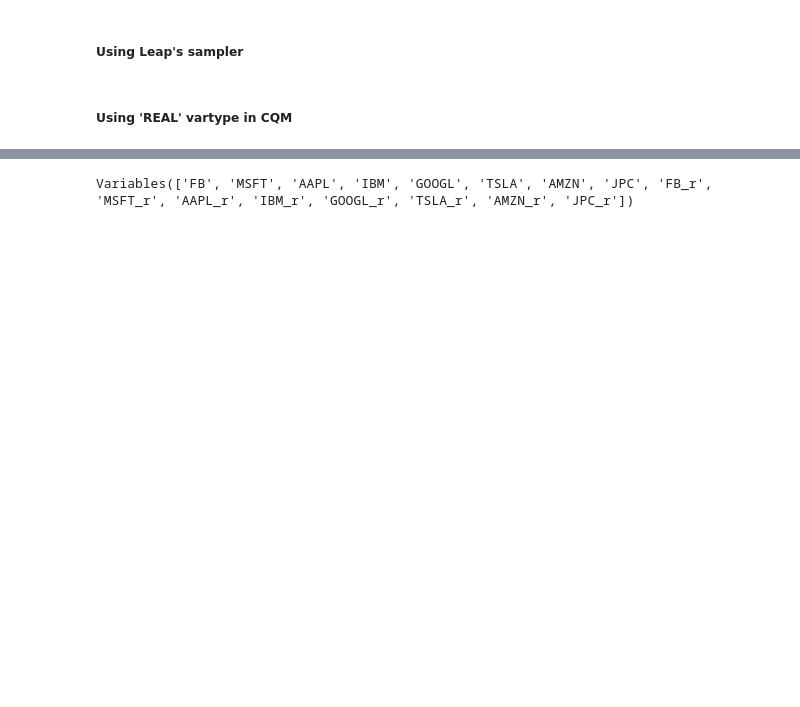
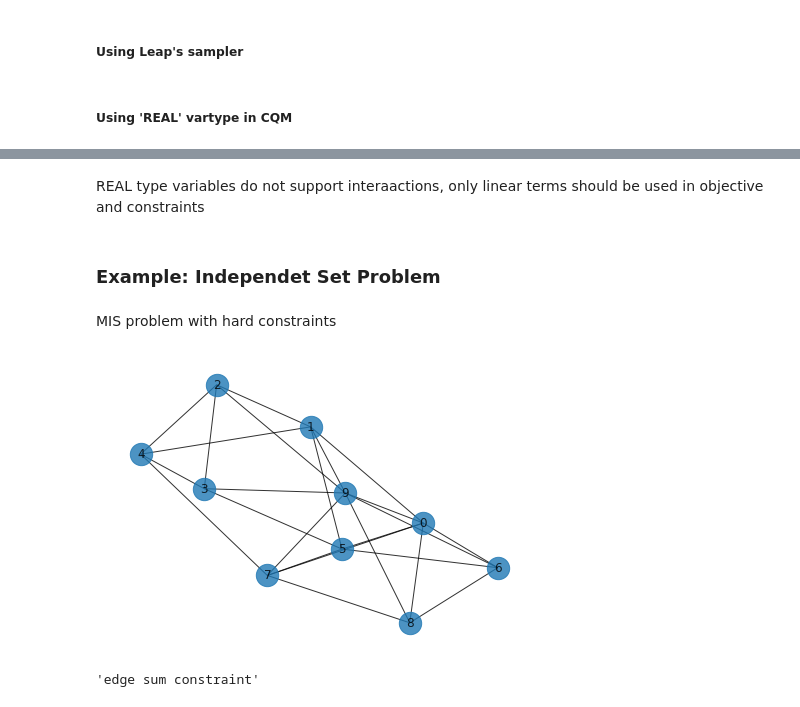
Before and after one commit to speQtrum/QulabsWorkspace-Rajarshi, a Jupyter notebook: DWave_tut/Dwave_tut_CQM.ipynb, the cells around one changed output, grey strips where cells are left out. Saved outputs shown, nothing was run; the diff lists cells and outputs as text; code cells hidden in the pictures; blank space fills up the shorter version.

```diff
--- a/DWave_tut/Dwave_tut_CQM.ipynb
+++ b/DWave_tut/Dwave_tut_CQM.ipynb
@@ -161,4 +181,0 @@ cqm.add_constraint(sum(vars_real) <= len(vars), label= 'stock constraint')
-# %%
-cqm.variables
-# %% [output]
-Variables(['FB', 'MSFT', 'AAPL', 'IBM', 'GOOGL', 'TSLA', 'AMZN', 'JPC', 'FB_r', 'MSFT_r', 'AAPL_r', 'IBM_r', 'GOOGL_r', 'TSLA_r', 'AMZN_r', 'JPC_r'])
@@ -166,0 +182,35 @@ Variables(['FB', 'MSFT', 'AAPL', 'IBM', 'GOOGL', 'TSLA', 'AMZN', 'JPC', 'FB_r',
+# %% [markdown]
+REAL type variables do not support interaactions, only linear terms should be used in objective and constraints
+# %% [markdown]
+### Example: Independet Set Problem
+# %% [markdown]
+MIS problem with hard constraints
+# %%
+## initiate random graph~
+import networkx as nx
+from networkx import erdos_renyi_graph
+
+nodes = 10
+p = 0.5
+
+rnd_graph = erdos_renyi_graph(nodes, p, seed= 1904892)
+nx.draw(rnd_graph, with_labels= True, alpha= 0.8, node_size= 500)
+# %% [output]
+[figure, added]
+# %%
+## create quadratic model form graph
+graph_qm = QM()
+for node in rnd_graph.nodes : graph_qm.add_variable('BINARY', str(node) )
+for var in graph_qm.variables : graph_qm.add_linear_from({var: -1})
+
+graph_cqm = CQM.from_qm(graph_qm)
+graph_vars = [dimod.Binary(var) for var in graph_cqm.variables]
+
+edge_sum = []
+for edge in list(rnd_graph.edges):
+    edge_sum.append(graph_vars[edge[0]]*graph_vars[edge[1]])
+edge_sum = sum(edge_sum)
+
+graph_cqm.add_constraint(edge_sum == 0, label= 'edge sum constraint')
+# %% [output]
+'edge sum constraint'
```
Also changed, not shown: parts of 40 cells of this notebook, 1 other file.
